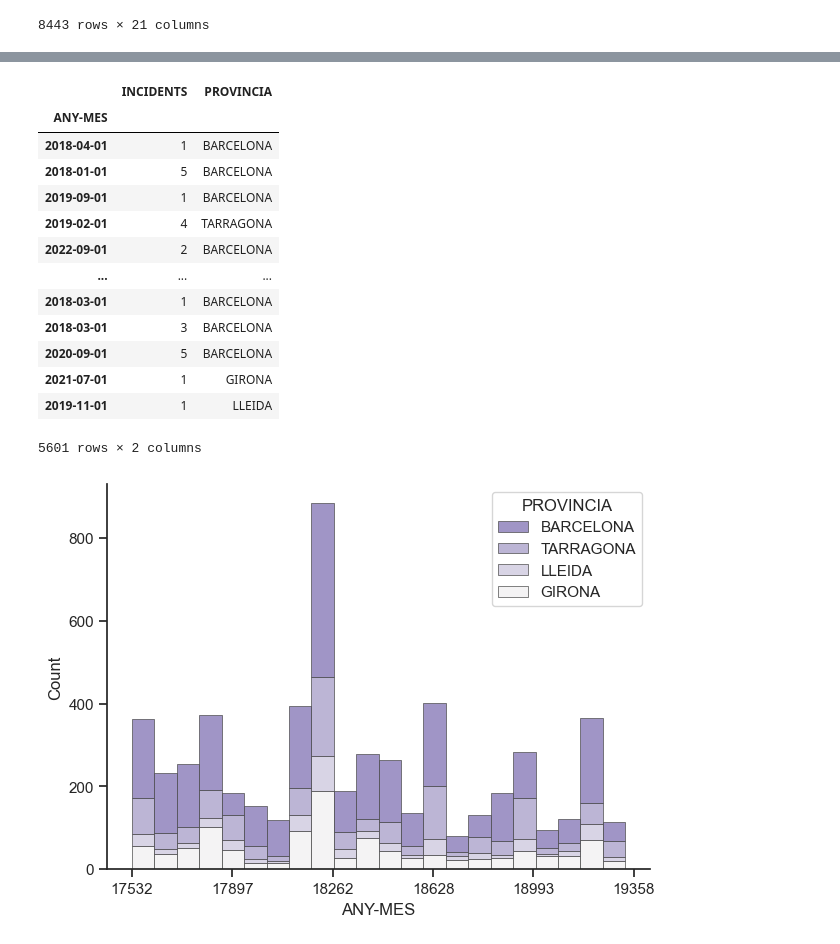
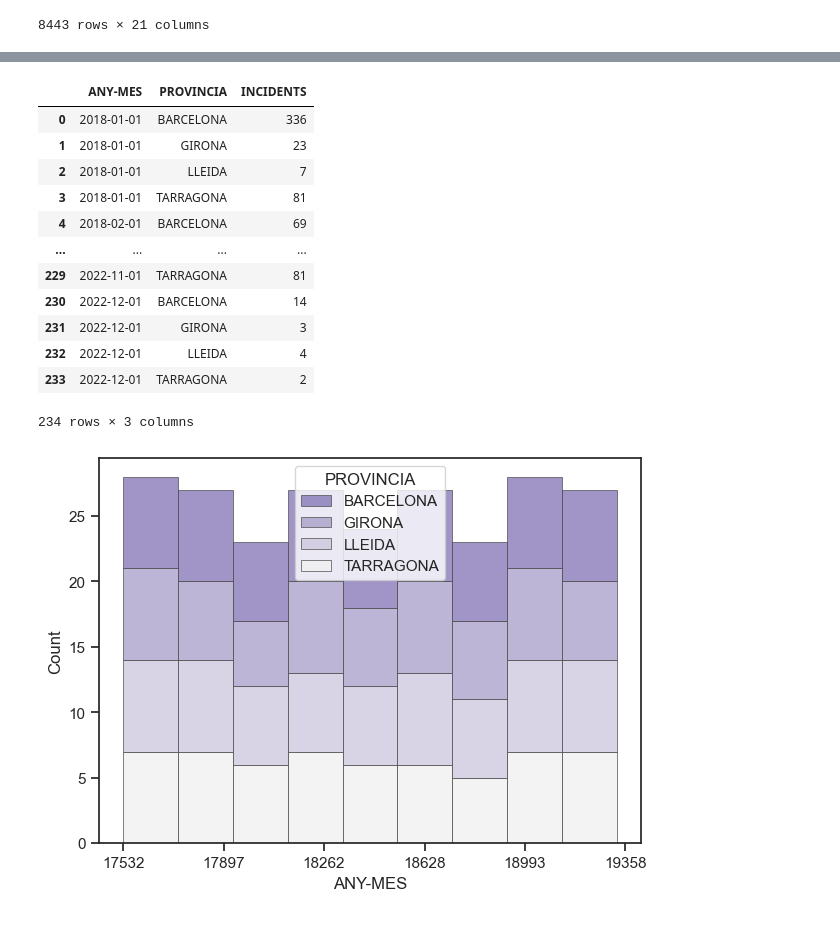
Before and after one commit to belenmvinhas/AVDM_ioib, a Jupyter notebook: Imma/Imma_try.ipynb, the cells around one changed output, grey strips where cells are left out. Cells and saved outputs as stored; diff of their text form; code cells hidden in the pictures.

```diff
--- a/Imma/Imma_try.ipynb
+++ b/Imma/Imma_try.ipynb
@@ -30,26 +30,6 @@ trucades_filtrades= trucades_salvament[(trucades_salvament["ANY"]<2023) & (truca
 df= trucades_filtrades.sort_values(by="TIPUS",ascending=True)
 
 # show loaded table:
-
-
-df_meteo = df[trucades_filtrades["TIPUS"] =="Meteorologia"]
-
-df_meteo.pop('COMARCA')
-#Plot de incidents per mes i any per tipus
-df_meteo.pop("TIPUS")
-df_meteo.pop("MUNICIPI")
-
-df_meteo['ANY-MES'] = pd.to_datetime(df['ANY'].astype(str) + '.' + df['MES'].astype(str), format='%Y.%m')
-
-df_meteo.pop("ANY")
-df_meteo.pop("MES")
+df_meteo = df[trucades_filtrades["TIPUS"] == "Meteorologia"]
 df_meteo
-
-new_order=['ANY-MES','INCIDENTS','PROVINCIA']
-
-df_meteo=df_meteo[new_order]
-
-df_meteo.set_index('ANY-MES', inplace=True)
-
-df_meteo
 # %% [output]
@@ -74,0 +53,11 @@ See the caveats in the documentation: https://pandas.pydata.org/pandas-docs/stab
+# %%
+# Ajuntem mes i any per fer el plot
+df_meteo['ANY-MES'] = pd.to_datetime(df['ANY'].astype(str) + '-' + df['MES'].astype(str), format='%Y-%m')
+
+df_meteo.pop('COMARCA')
+df_meteo.pop("TIPUS")
+df_meteo.pop("MUNICIPI")
+df_meteo.pop("ANY")
+df_meteo.pop("MES")
+
+df_meteo
@@ -75,40 +138,39 @@ See the caveats in the documentation: https://pandas.pydata.org/pandas-docs/stab
+# %%
+df_meteo_grouped = pd.DataFrame(df_meteo.groupby(['ANY-MES','PROVINCIA'])['INCIDENTS'].sum())
+df_meteo_grouped = df_meteo_grouped.reset_index()
+df_meteo_grouped
+# %% [output]
+|  | ANY-MES | PROVINCIA | INCIDENTS |
+| 0 | 2018-01-01 | BARCELONA | 336 |
+| 1 | 2018-01-01 | GIRONA | 23 |
+| 2 | 2018-01-01 | LLEIDA | 7 |
+| 3 | 2018-01-01 | TARRAGONA | 81 |
+| 4 | 2018-02-01 | BARCELONA | 69 |
+| ... | ... | ... | ... |
+| 229 | 2022-11-01 | TARRAGONA | 81 |
+| 230 | 2022-12-01 | BARCELONA | 14 |
+| 231 | 2022-12-01 | GIRONA | 3 |
+| 232 | 2022-12-01 | LLEIDA | 4 |
+| 233 | 2022-12-01 | TARRAGONA | 2 |
+234 rows × 3 columns
 # %%
 import seaborn as sns
 import matplotlib as mpl
 import matplotlib.pyplot as plt
 
 sns.set_theme(style="ticks")
 
-
 f, ax = plt.subplots(figsize=(7, 5))
-sns.despine(f)
 
 sns.histplot(
-    df_meteo,
+    df_meteo_grouped,
     x="ANY-MES", hue="PROVINCIA",
     multiple="stack",
     palette="light:m_r",
     edgecolor=".3",
     linewidth=.5,
     log_scale=True,
 )
 ax.xaxis.set_major_formatter(mpl.ticker.ScalarFormatter())
-
-
-df_meteo
 # %% [output]
-|  | INCIDENTS | PROVINCIA |
-| ANY-MES |  |  |
-| 2018-04-01 | 1 | BARCELONA |
-| 2018-01-01 | 5 | BARCELONA |
-| 2019-09-01 | 1 | BARCELONA |
-| 2019-02-01 | 4 | TARRAGONA |
-| 2022-09-01 | 2 | BARCELONA |
-| ... | ... | ... |
-| 2018-03-01 | 1 | BARCELONA |
-| 2018-03-01 | 3 | BARCELONA |
-| 2020-09-01 | 5 | BARCELONA |
-| 2021-07-01 | 1 | GIRONA |
-| 2019-11-01 | 1 | LLEIDA |
-5601 rows × 2 columns
-[figure, old version]
+[figure, new version]
```
Also changed, not shown: parts of 7 cells of this notebook, 1 other file.
